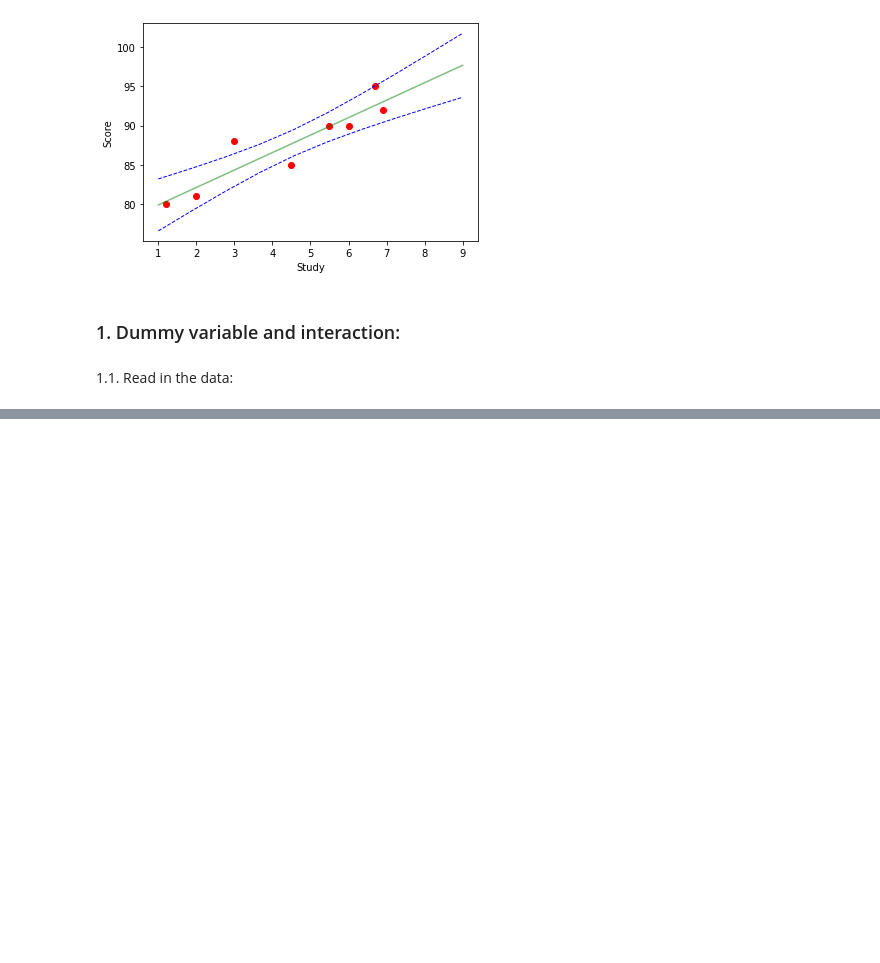
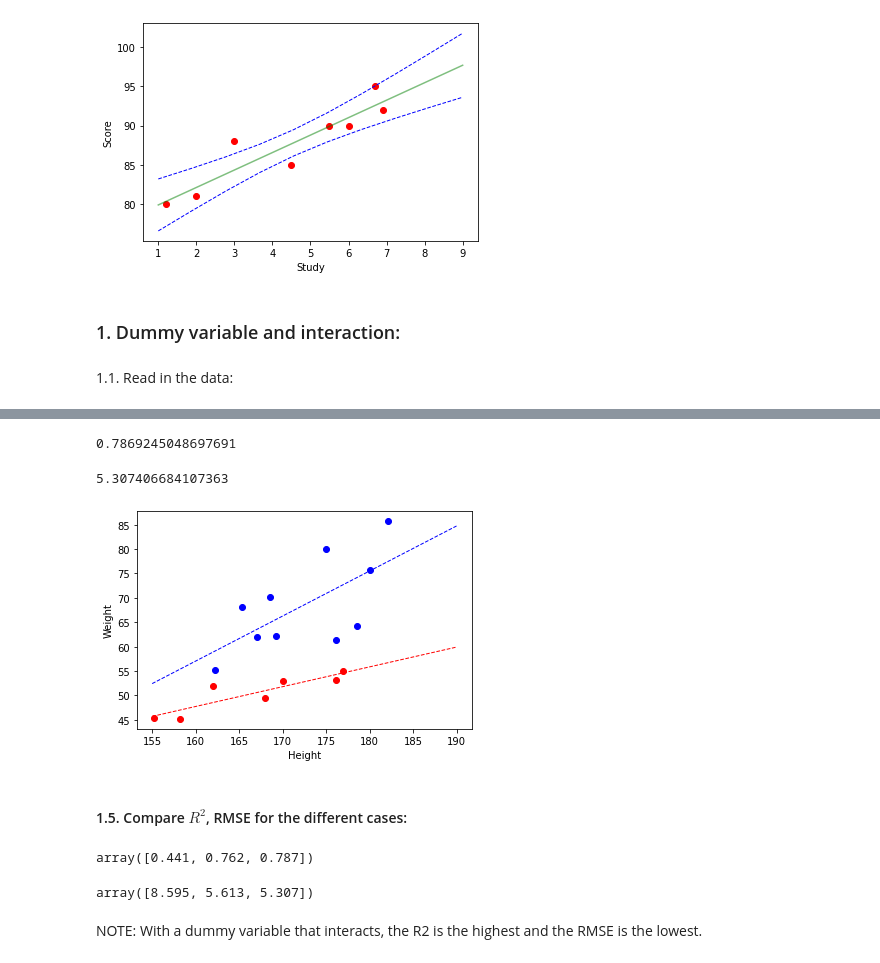
Before and after one commit to hayaboy/datascience, a Jupyter notebook: 수치예측목적을_위한_지도학습_모델_응용.ipynb, the cells around one changed output, grey strips where cells are left out. Saved outputs shown, nothing was run; the diff lists cells and outputs as text; code cells hidden in the pictures; blank space fills up the shorter version.

```diff
--- a/수치예측목적을_위한_지도학습_모델_응용.ipynb
+++ b/수치예측목적을_위한_지도학습_모델_응용.ipynb
@@ -699,0 +900,9 @@ from sklearn import metrics
+# %%
+# Create a dummy variable for 'gender':
+gender_dummy = pd.get_dummies(df.gender, drop_first=True, prefix='gender')
+X = df[['height']].join(gender_dummy)
+Y = df[['weight']]
+# %%
+# Create the interaction term.
+X['height x gender_M'] = X['height']*X['gender_M']
+X.head(5)
@@ -699,0 +916,44 @@ from sklearn import metrics
+# %%
+# Do the regression as usual.
+lm.fit(X,Y)
+b0 = lm.intercept_[0]
+b1 = lm.coef_[0][0]
+b2 = lm.coef_[0][1]
+b3 = lm.coef_[0][2]
+rsq3 = lm.score(X,Y)
+rmse3 = np.sqrt(metrics.mean_squared_error(Y, lm.predict(X)))
+# %%
+rsq3
+# %% [output]
+0.7869245048697691
+# %%
+rmse3
+# %% [output]
+5.307406684107363
+# %%
+# Visualize.
+# Distinguish the regression lines by gender.
+df_m = df[df.gender=='M']
+df_f = df[df.gender=='F']
+x_grid = np.linspace(155,190,10)
+plt.scatter(x=df_m.height, y=df_m.weight, color='blue')
+plt.scatter(x=df_f.height, y=df_f.weight, color='red')
+plt.plot(x_grid, b0 + b1*x_grid, linestyle='--',linewidth=1,color='red')
+plt.plot(x_grid, (b0 + b2) + (b1+b3)*x_grid, linestyle='--',linewidth=1,color='blue')
+plt.xlabel('Height')
+plt.ylabel('Weight')
+plt.show()
+# %% [output]
+[figure, added]
+# %% [markdown]
+#### 1.5. Compare  $R^2$, RMSE for the different cases:
+# %%
+np.round([rsq1, rsq2, rsq3],3)
+# %% [output]
+array([0.441, 0.762, 0.787])
+# %%
+np.round([rmse1, rmse2, rmse3],3)
+# %% [output]
+array([8.595, 5.613, 5.307])
+# %% [markdown]
+NOTE: With a dummy variable that interacts, the  R2  is the highest and the RMSE is the lowest.
```
Also changed, not shown: parts of 33 cells of this notebook.
